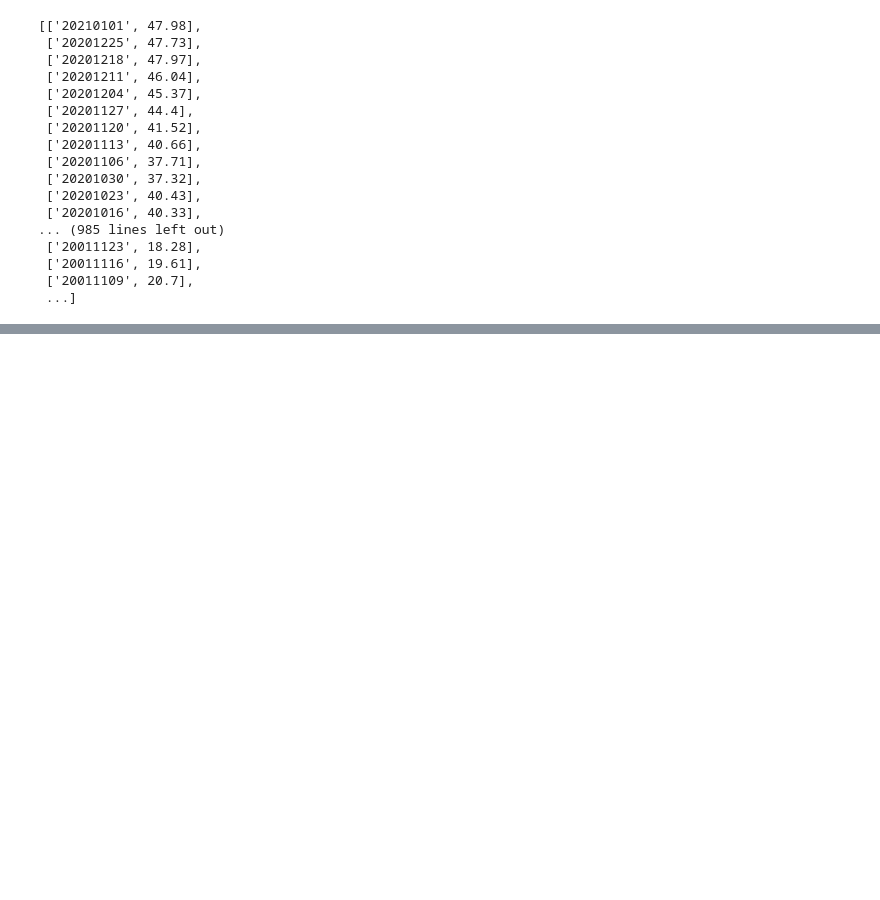
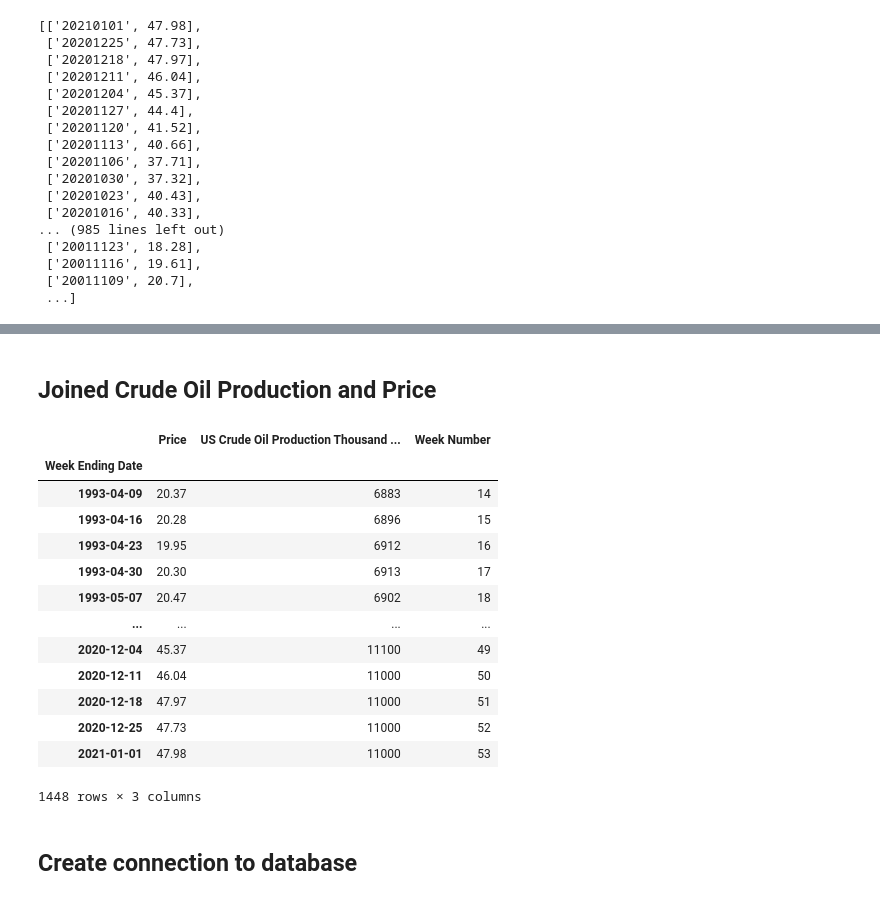
Before and after one commit to leonardz17/ETL_Project, a Jupyter notebook: ETL_Project.ipynb, the cells around one changed output, grey strips where cells are left out. Drawn from its saved outputs; the diff is of its cells as text; code cells hidden in the pictures; blank space fills up the shorter version.

```diff
--- a/ETL_Project.ipynb
+++ b/ETL_Project.ipynb
@@ -140,0 +221,7 @@ oil_price_df
+# %%
+# Filter data to specified date range
+
+oil_price_cleaned = oil_price_df.loc[(oil_price_df["Week Ending Date"] >= '1993-04-09')]
+# %%
+oil_price_cleaned = oil_price_cleaned.set_index("Week Ending Date")
+oil_price_cleaned
@@ -140,0 +243,24 @@ oil_price_df
+# %% [markdown]
+## Joined Crude Oil Production and Price
+# %%
+crude_oil_pp = pd.merge(oil_price_cleaned, crude_oil_filtered, on = "Week Ending Date", suffixes = ("_y",""))
+crude_oil_pp = crude_oil_pp.drop(["Week Number_y"], axis = 1)
+crude_oil_pp = crude_oil_pp.rename(columns = {"US Crude Oil Production(Thousand Barrels per Day)":"US Crude Oil Production Thousand Barrels per Day"})
+crude_oil_pp
+# %% [output]
+|  | Price | US Crude Oil Production Thousand ... | Week Number |
+| Week Ending Date |  |  |  |
+| 1993-04-09 | 20.37 | 6883 | 14 |
+| 1993-04-16 | 20.28 | 6896 | 15 |
+| 1993-04-23 | 19.95 | 6912 | 16 |
+| 1993-04-30 | 20.30 | 6913 | 17 |
+| 1993-05-07 | 20.47 | 6902 | 18 |
+| ... | ... | ... | ... |
+| 2020-12-04 | 45.37 | 11100 | 49 |
+| 2020-12-11 | 46.04 | 11000 | 50 |
+| 2020-12-18 | 47.97 | 11000 | 51 |
+| 2020-12-25 | 47.73 | 11000 | 52 |
+| 2021-01-01 | 47.98 | 11000 | 53 |
+1448 rows × 3 columns
+# %% [markdown]
+## Create connection to database
```
Also changed, not shown: parts of 17 cells of this notebook, 1 other file.
